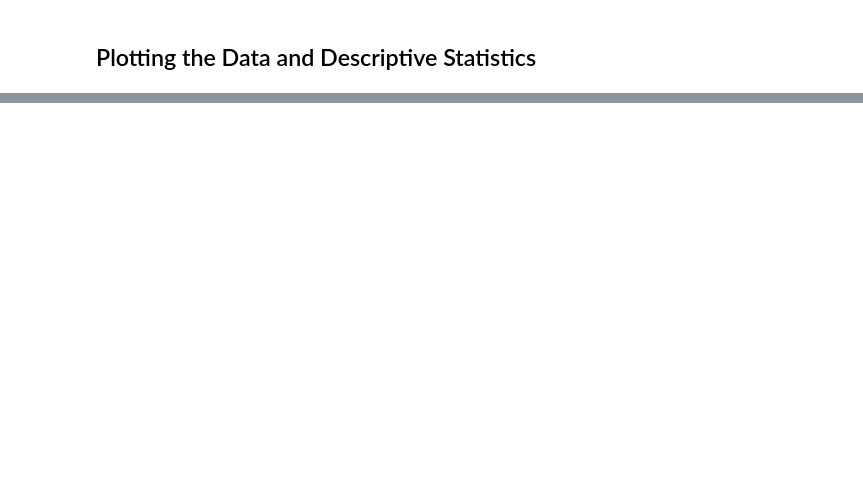
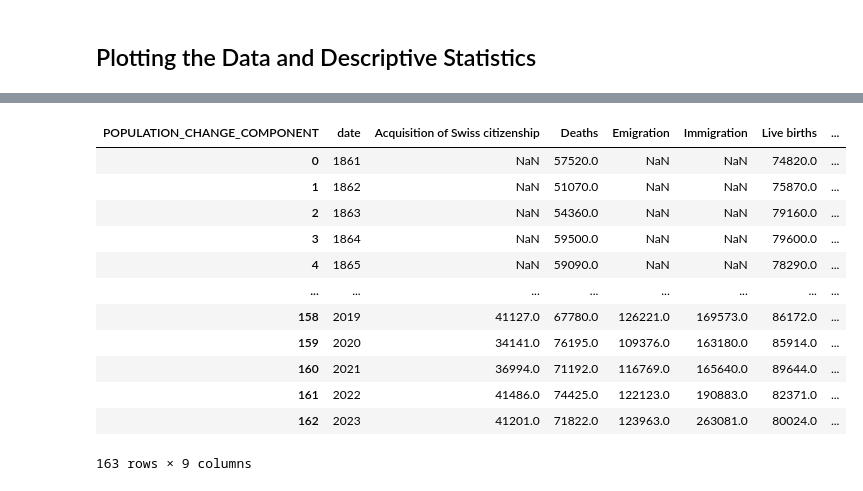
Before and after one commit to TylerKleinbauer/Personal-Projects, a Jupyter notebook: predicting_housing_market_prices/housing_market_analysis.ipynb, the cells around one changed output, grey strips where cells are left out. Saved outputs shown, nothing was run; the diff lists cells and outputs as text; code cells hidden in the pictures; blank space fills up the shorter version.

```diff
--- a/predicting_housing_market_prices/housing_market_analysis.ipynb
+++ b/predicting_housing_market_prices/housing_market_analysis.ipynb
@@ -409,0 +655,3 @@ housing_df
+# %%
+raw_demographics_df = get_demographics_data()
+raw_demographics_df
@@ -409,0 +672,17 @@ housing_df
+# %%
+demographics_df = long_to_wide_demographics(raw_demographics_df)
+demographics_df
+# %% [output]
+| POPULATION_CHANGE_COMPONENT | date | Acquisition of Swiss citizenship | Deaths | Emigration | Immigration | Live births | ... |
+| 0 | 1861 | NaN | 57520.0 | NaN | NaN | 74820.0 | ... |
+| 1 | 1862 | NaN | 51070.0 | NaN | NaN | 75870.0 | ... |
+| 2 | 1863 | NaN | 54360.0 | NaN | NaN | 79160.0 | ... |
+| 3 | 1864 | NaN | 59500.0 | NaN | NaN | 79600.0 | ... |
+| 4 | 1865 | NaN | 59090.0 | NaN | NaN | 78290.0 | ... |
+| ... | ... | ... | ... | ... | ... | ... | ... |
+| 158 | 2019 | 41127.0 | 67780.0 | 126221.0 | 169573.0 | 86172.0 | ... |
+| 159 | 2020 | 34141.0 | 76195.0 | 109376.0 | 163180.0 | 85914.0 | ... |
+| 160 | 2021 | 36994.0 | 71192.0 | 116769.0 | 165640.0 | 89644.0 | ... |
+| 161 | 2022 | 41486.0 | 74425.0 | 122123.0 | 190883.0 | 82371.0 | ... |
+| 162 | 2023 | 41201.0 | 71822.0 | 123963.0 | 263081.0 | 80024.0 | ... |
+163 rows × 9 columns
```
Also changed, not shown: parts of 11 cells of this notebook.
